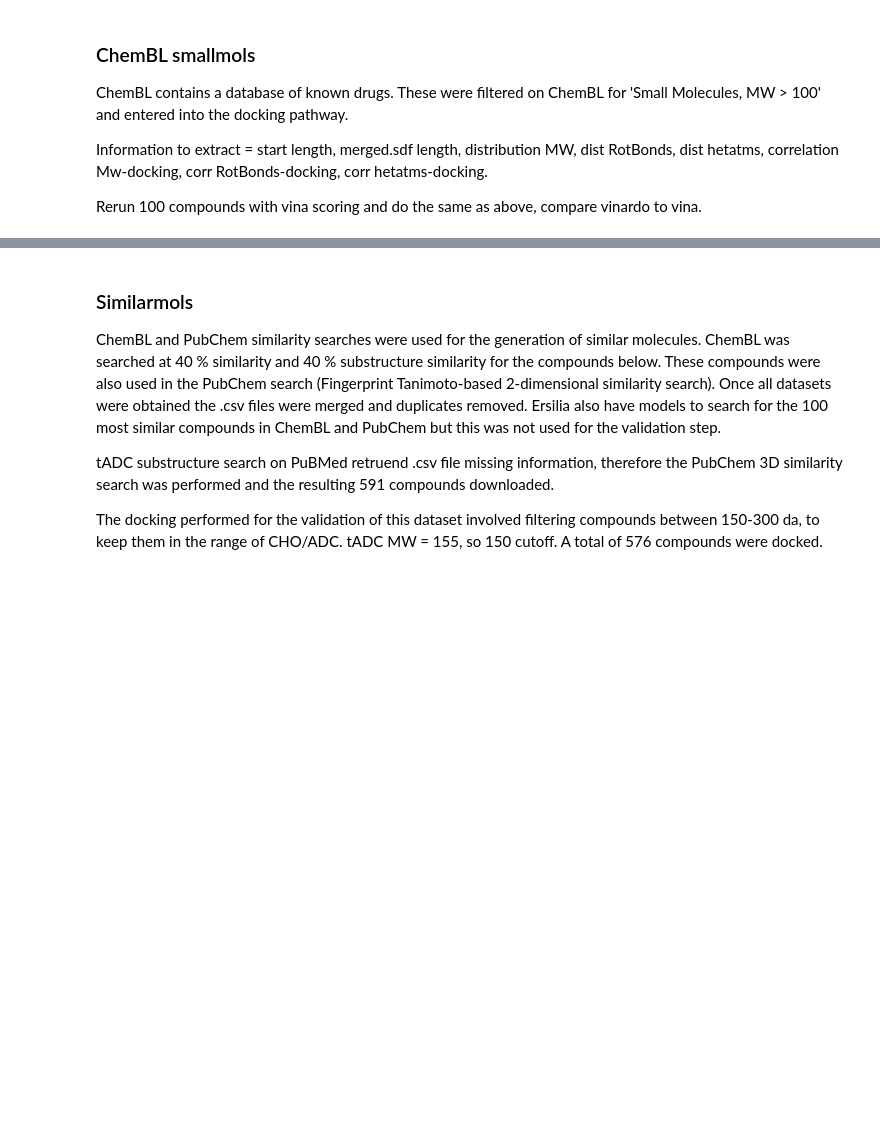
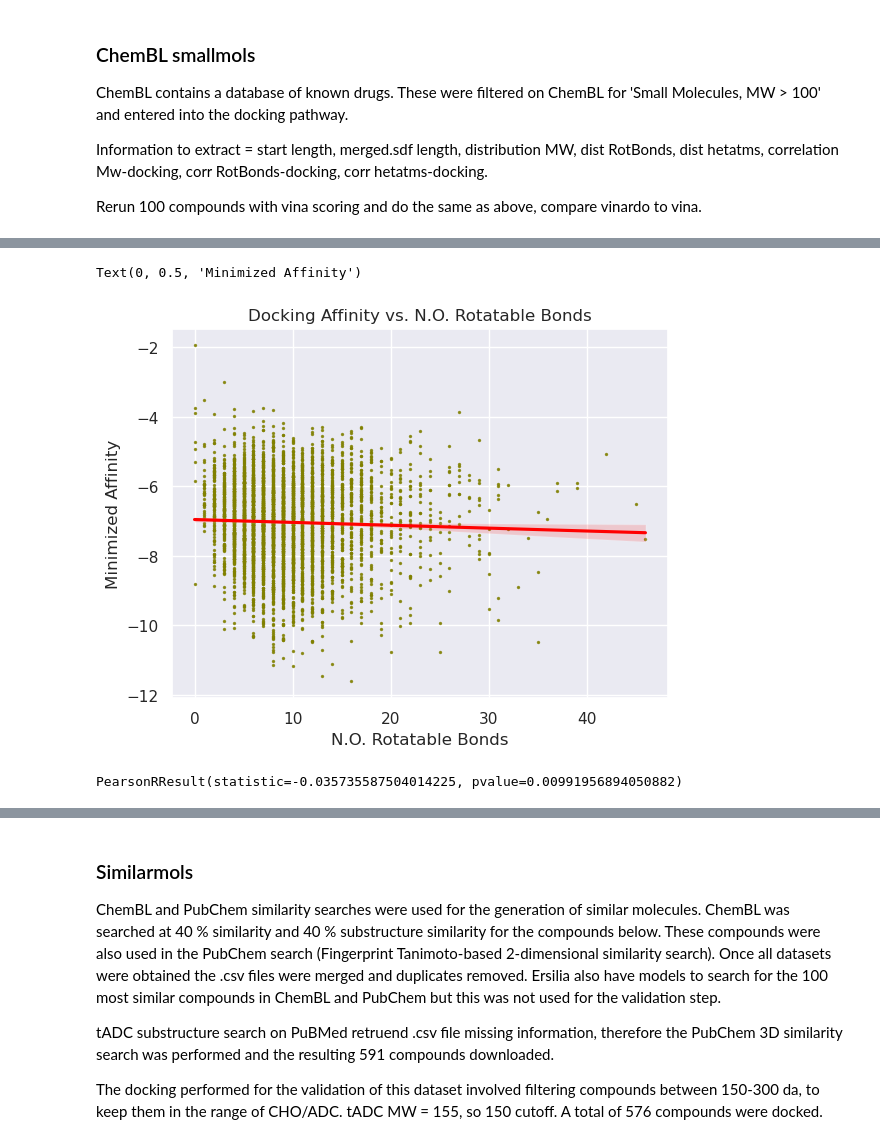
Before and after one commit to lynden95/novel-pabb-inhibitors-eos, a Jupyter notebook: notebooks/validation.ipynb, the cells around one changed output, grey strips where cells are left out. Cells and saved outputs as stored; diff of their text form; code cells hidden in the pictures; blank space fills up the shorter version.

```diff
--- a/notebooks/validation.ipynb
+++ b/notebooks/validation.ipynb
@@ -30,0 +92,13 @@ Rerun 100 compounds with vina scoring and do the same as above, compare vinardo
+# %%
+ax = sns.regplot(x="NumRotatableBonds", y="minimizedAffinity", data=df_smallmols_alldesc,
+                  scatter_kws={"color": "olive", "s": 2}, line_kws={"color": "red"})
+ax.set_title("Docking Affinity vs. N.O. Rotatable Bonds")
+ax.set_xlabel("N.O. Rotatable Bonds")
+ax.set_ylabel("Minimized Affinity")
+# %% [output]
+Text(0, 0.5, 'Minimized Affinity')
+[figure, added]
+# %%
+stats.pearsonr(df_smallmols_alldesc['NumRotatableBonds'], df_smallmols_alldesc['minimizedAffinity'])
+# %% [output]
+PearsonRResult(statistic=-0.035735587504014225, pvalue=0.00991956894050882)
```
Also changed, not shown: parts of 40 cells of this notebook, 15 other files.
